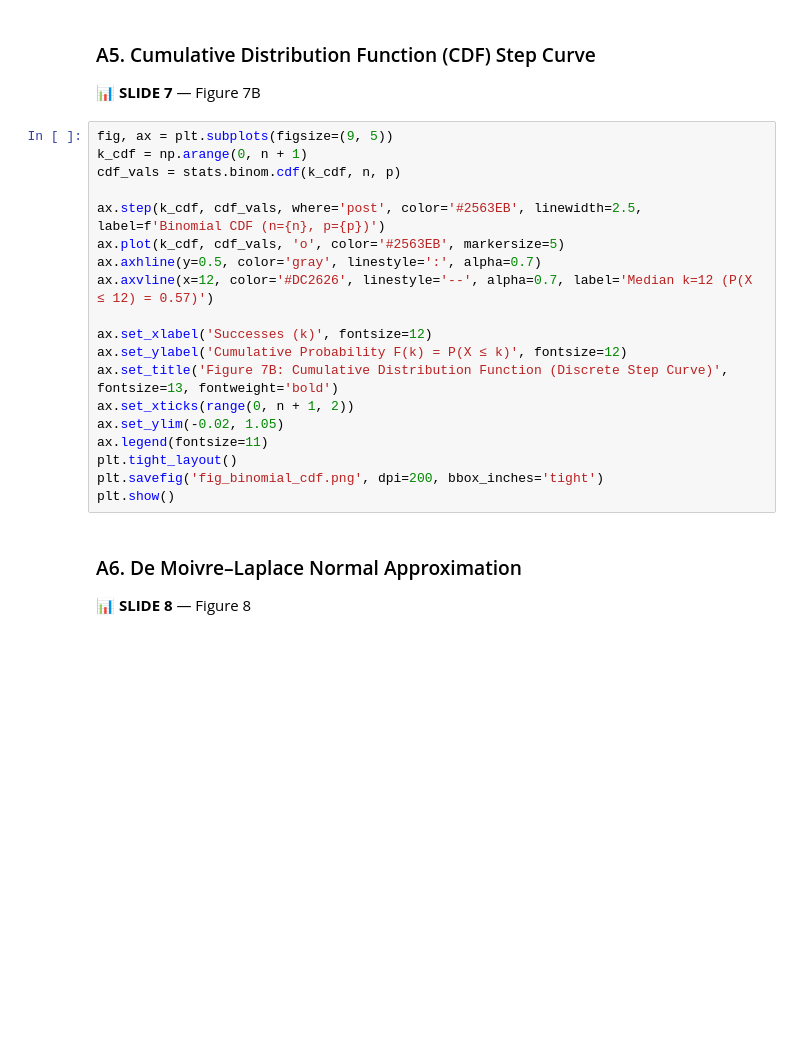
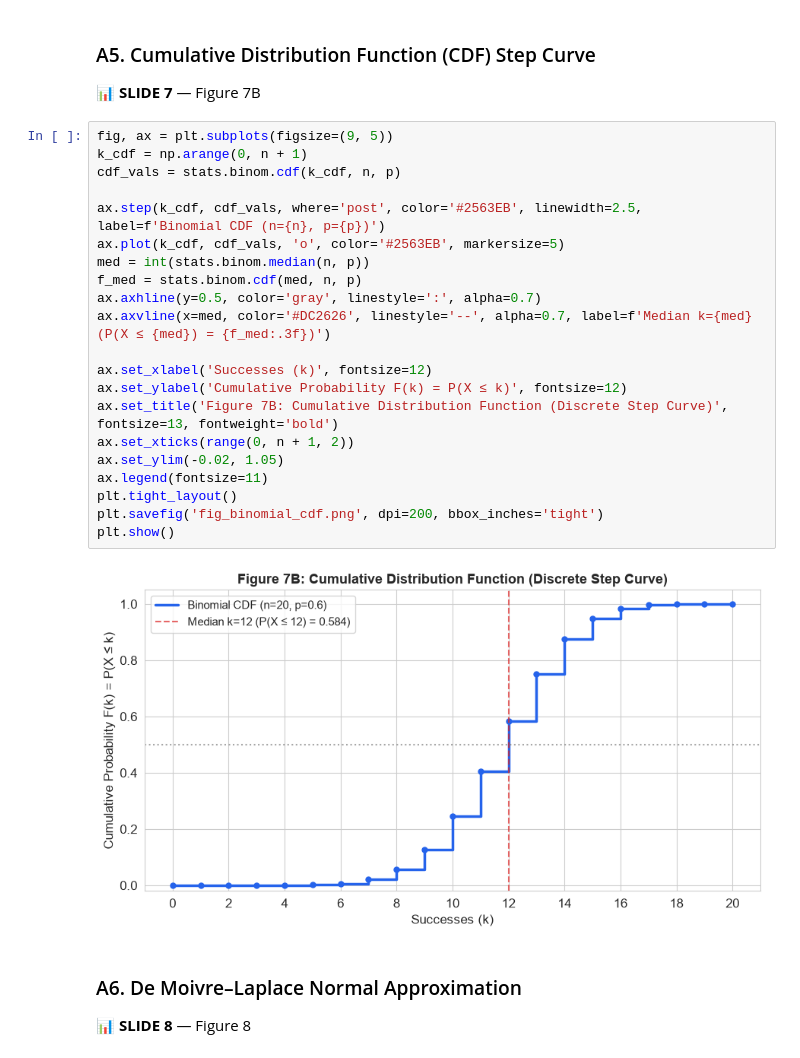
Before and after one commit to TariqYouhana/stat-probability-distributions-ml, a Jupyter notebook: notebook.ipynb, the cells around one changed output. Drawn from its saved outputs; the diff is of its cells as text; blank space fills up the shorter version.

Commit message:
Apply rubric fixes: pooled A/B test, CDF median, Binomial naming, NB mechanism, title & citations

```diff
--- a/notebook.ipynb
+++ b/notebook.ipynb
@@ -142,22 +146,26 @@ plt.show()
 # %%
 fig, ax = plt.subplots(figsize=(9, 5))
 k_cdf = np.arange(0, n + 1)
 cdf_vals = stats.binom.cdf(k_cdf, n, p)
 
 ax.step(k_cdf, cdf_vals, where='post', color='#2563EB', linewidth=2.5, label=f'Binomial CDF (n={n}, p={p})')
 ax.plot(k_cdf, cdf_vals, 'o', color='#2563EB', markersize=5)
+med = int(stats.binom.median(n, p))
+f_med = stats.binom.cdf(med, n, p)
 ax.axhline(y=0.5, color='gray', linestyle=':', alpha=0.7)
-ax.axvline(x=12, color='#DC2626', linestyle='--', alpha=0.7, label='Median k=12 (P(X ≤ 12) = 0.57)')
+ax.axvline(x=med, color='#DC2626', linestyle='--', alpha=0.7, label=f'Median k={med} (P(X ≤ {med}) = {f_med:.3f})')
 
 ax.set_xlabel('Successes (k)', fontsize=12)
 ax.set_ylabel('Cumulative Probability F(k) = P(X ≤ k)', fontsize=12)
 ax.set_title('Figure 7B: Cumulative Distribution Function (Discrete Step Curve)', fontsize=13, fontweight='bold')
 ax.set_xticks(range(0, n + 1, 2))
 ax.set_ylim(-0.02, 1.05)
 ax.legend(fontsize=11)
 plt.tight_layout()
 plt.savefig('fig_binomial_cdf.png', dpi=200, bbox_inches='tight')
 plt.show()
+# %% [output]
+[figure, added]
 # %% [markdown]
 ### A6. De Moivre–Laplace Normal Approximation
 📊 **SLIDE 8** — Figure 8
```
Also changed, not shown: parts of 10 cells of this notebook, 11 other files.
